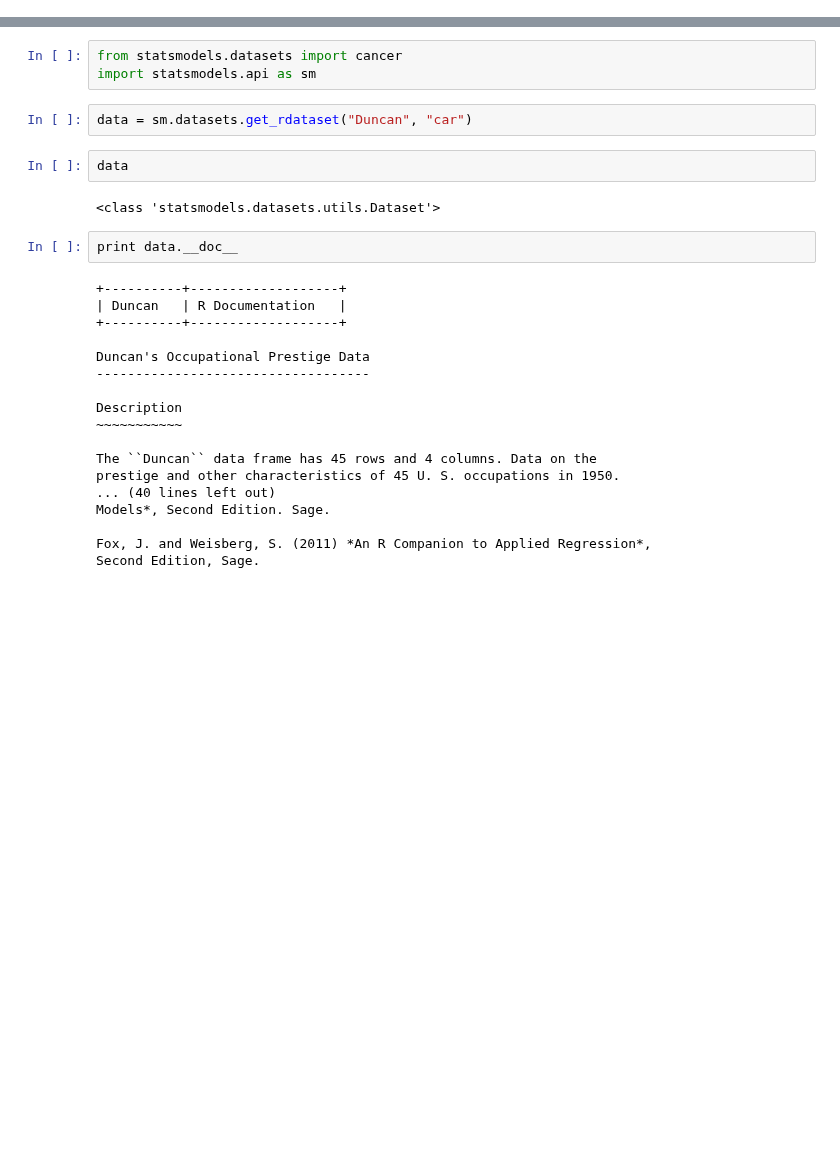
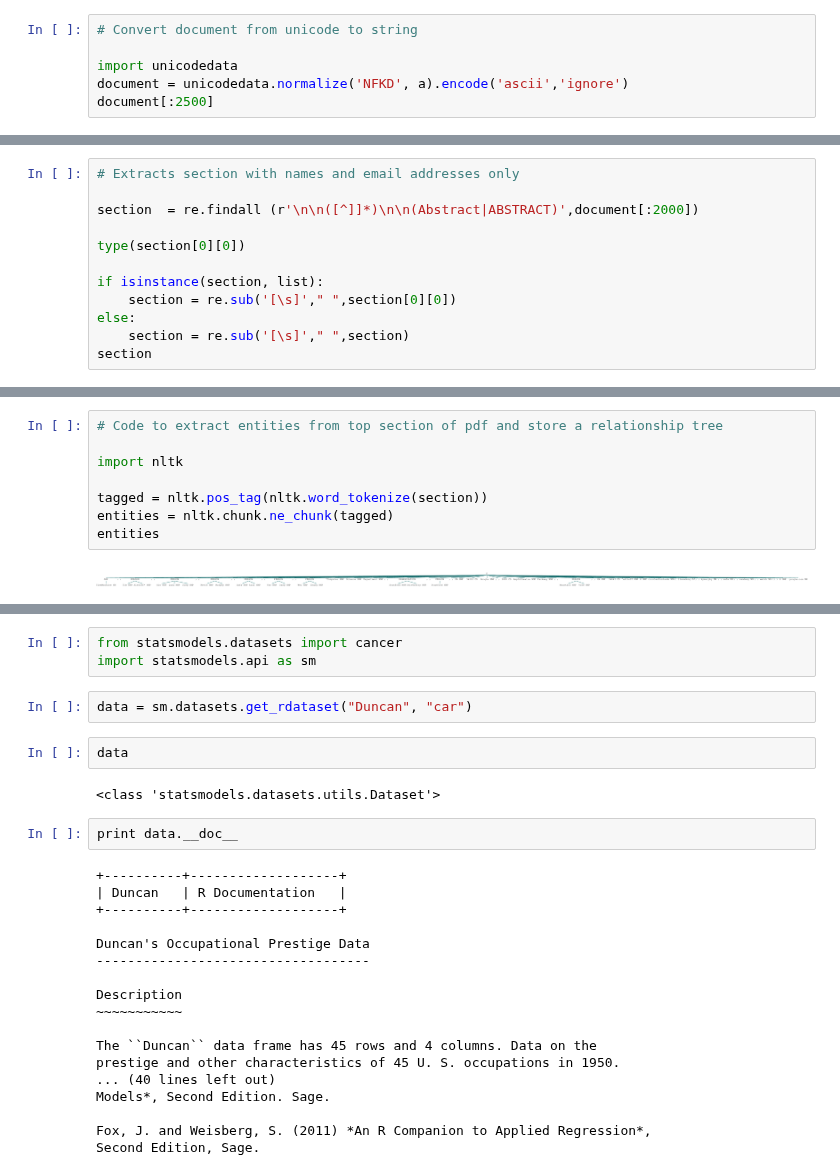
Before and after one commit to linwoodc3/LC3-Creations, a Jupyter notebook: notebooks/KDDSimilarity.ipynb, the cells around one changed output, grey strips where cells are left out. Drawn from its saved outputs; the diff is of its cells as text; blank space fills up the shorter version.

```diff
--- a/notebooks/KDDSimilarity.ipynb
+++ b/notebooks/KDDSimilarity.ipynb
@@ -60,0 +76,6 @@ plt.show()
+# %%
+# Convert document from unicode to string
+
+import unicodedata
+document = unicodedata.normalize('NFKD', a).encode('ascii','ignore')
+document[:2500]
@@ -60,0 +99,12 @@ plt.show()
+# %%
+# Extracts section with names and email addresses only
+
+section  = re.findall (r'\n\n([^]]*)\n\n(Abstract|ABSTRACT)',document[:2000])
+
+type(section[0][0])
+
+if isinstance(section, list):
+    section = re.sub('[\s]'," ",section[0][0])
+else:
+    section = re.sub('[\s]'," ",section)
+section
@@ -60,0 +128,10 @@ plt.show()
+# %%
+# Code to extract entities from top section of pdf and store a relationship tree
+
+import nltk
+
+tagged = nltk.pos_tag(nltk.word_tokenize(section))
+entities = nltk.chunk.ne_chunk(tagged)
+entities
+# %% [output]
+[figure, added]
```
Also changed, not shown: parts of 20 cells of this notebook.
